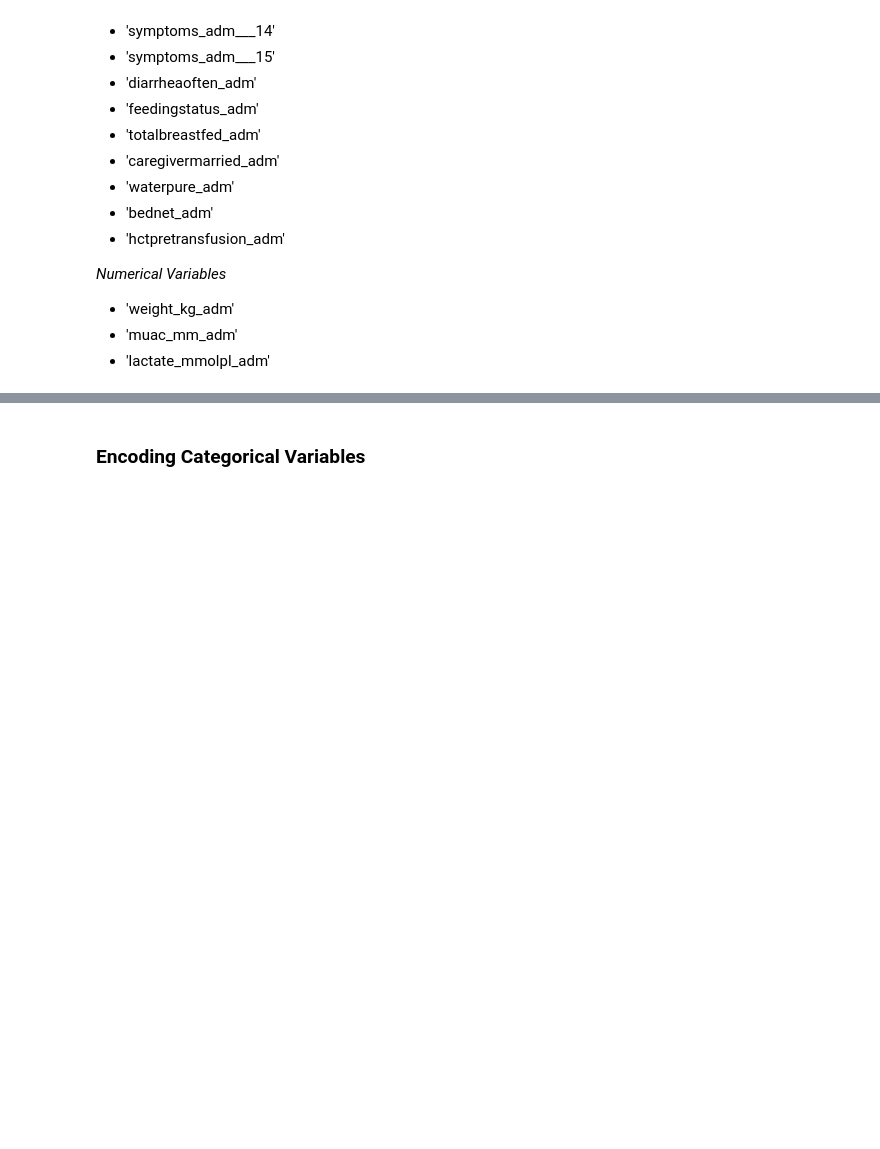
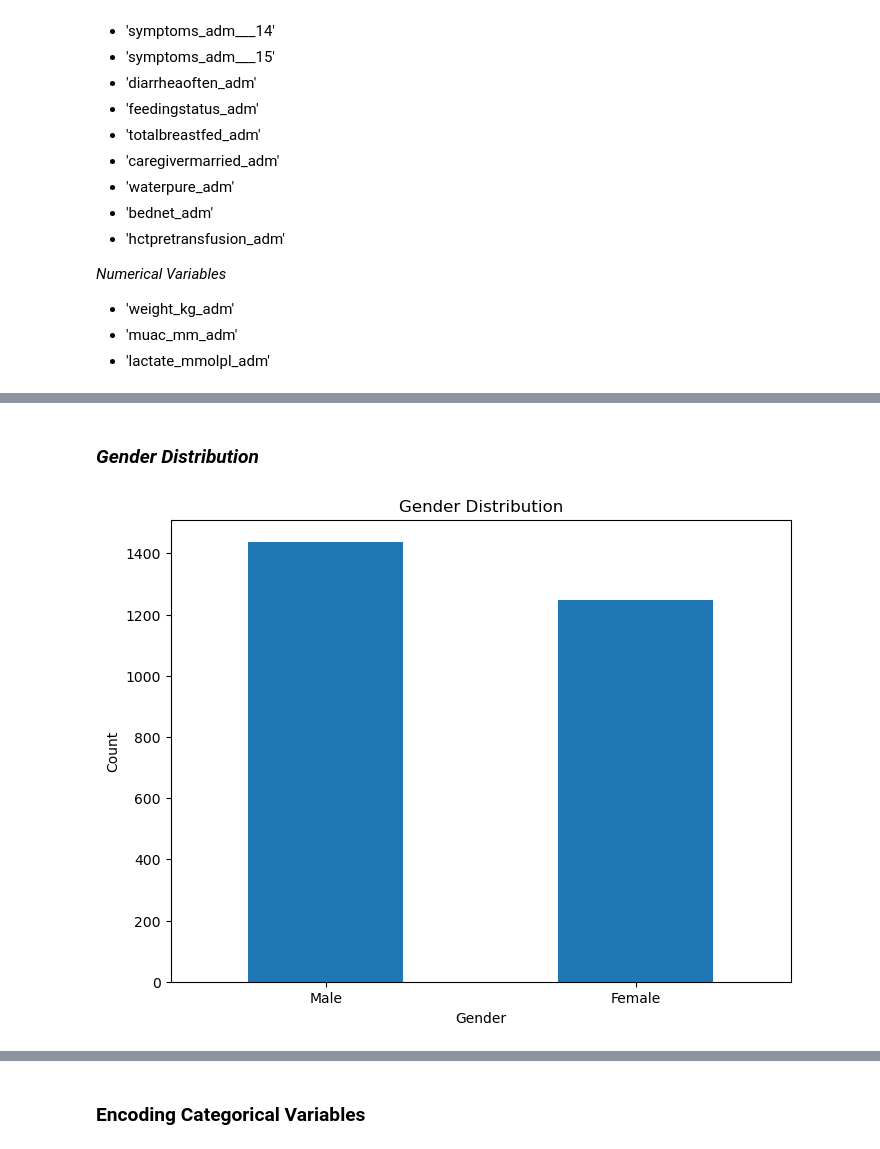
Before and after one commit to HermelaDev/Pediatric_Sepsis_Related_Death_Prediction, a Jupyter notebook: Pediatric_Sepsis.ipynb, the cells around one changed output, grey strips where cells are left out. Saved outputs shown, nothing was run; the diff lists cells and outputs as text; code cells hidden in the pictures; blank space fills up the shorter version.

```diff
--- a/Pediatric_Sepsis.ipynb
+++ b/Pediatric_Sepsis.ipynb
@@ -805,0 +851,13 @@ Total insignificant features (p < 0.01): 20
+# %% [markdown]
+### *Gender Distribution*
+# %%
+gender_counts = sepsis_df['sex_adm'].value_counts()
+plt.figure(figsize=(8, 6))
+gender_counts.plot(kind='bar')
+plt.title('Gender Distribution')
+plt.xlabel('Gender')
+plt.ylabel('Count')
+plt.xticks(rotation=0)
+plt.show()
+# %% [output]
+[figure, added]
```
Also changed, not shown: parts of 12 cells of this notebook.
